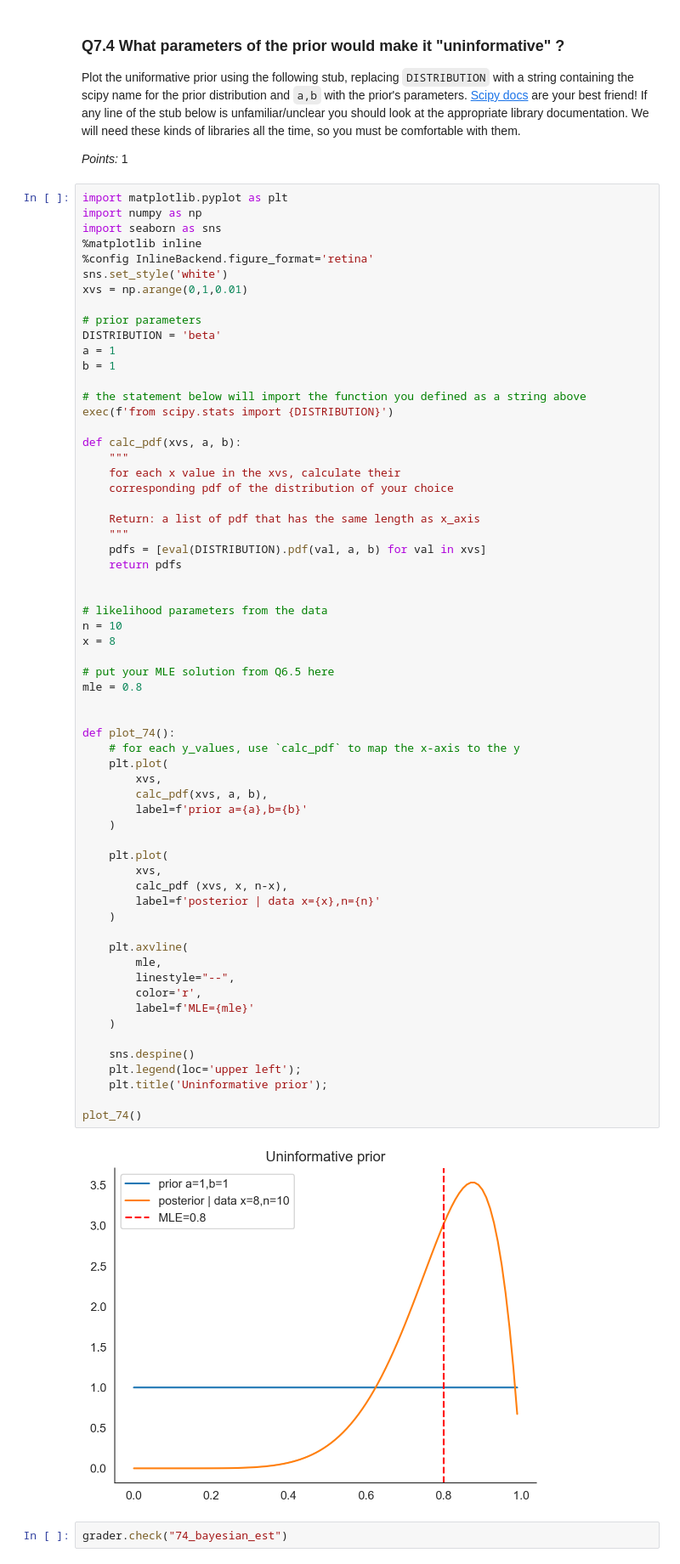
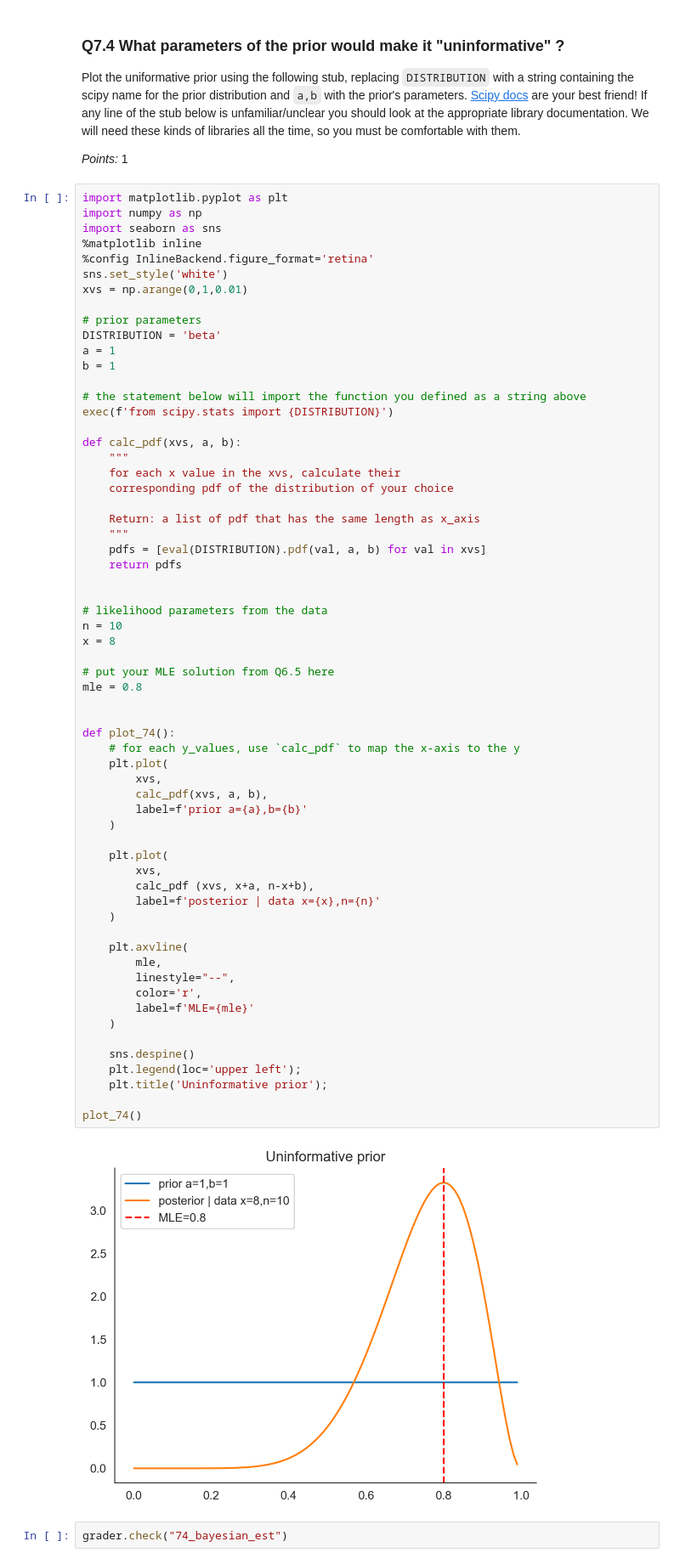
Before and after one commit to holliwood8/Assignments_WI24, a Jupyter notebook: A1/A1.ipynb, the cells around one changed output. Shown at 85% size. Saved outputs shown, nothing was run; the diff lists cells and outputs as text.

```diff
--- a/A1/A1.ipynb
+++ b/A1/A1.ipynb
@@ -434,35 +434,35 @@ x = 8
 # put your MLE solution from Q6.5 here
 mle = 0.8
 
 
 def plot_74():
     # for each y_values, use `calc_pdf` to map the x-axis to the y
     plt.plot(
         xvs,
         calc_pdf(xvs, a, b),
         label=f'prior a={a},b={b}'
     )
 
     plt.plot(
         xvs,
-        calc_pdf (xvs, x, n-x),
+        calc_pdf (xvs, x+a, n-x+b),
         label=f'posterior | data x={x},n={n}'
     )
 
     plt.axvline(
         mle,
         linestyle="--",
         color='r',
         label=f'MLE={mle}'
     )
 
     sns.despine()
     plt.legend(loc='upper left');
     plt.title('Uninformative prior');
 
 plot_74()
 # %% [output]
-[figure, old version]
+[figure, new version]
 # %%
 grader.check("74_bayesian_est")
 # %% [output]
```
Also changed, not shown: parts of 17 cells of this notebook, 4 other files.
